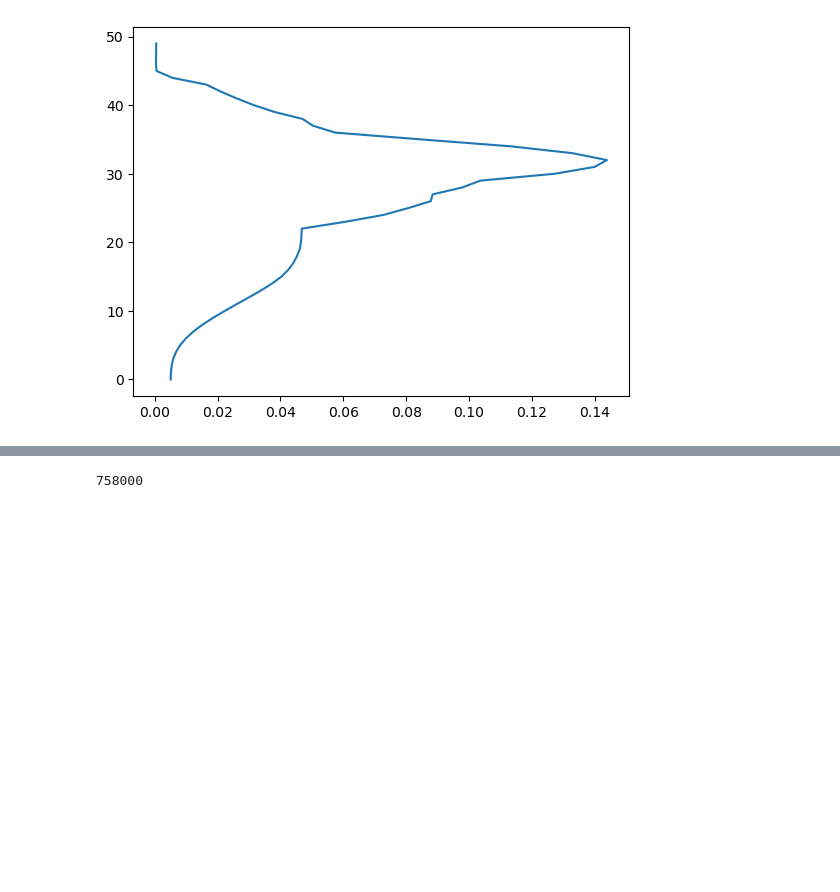
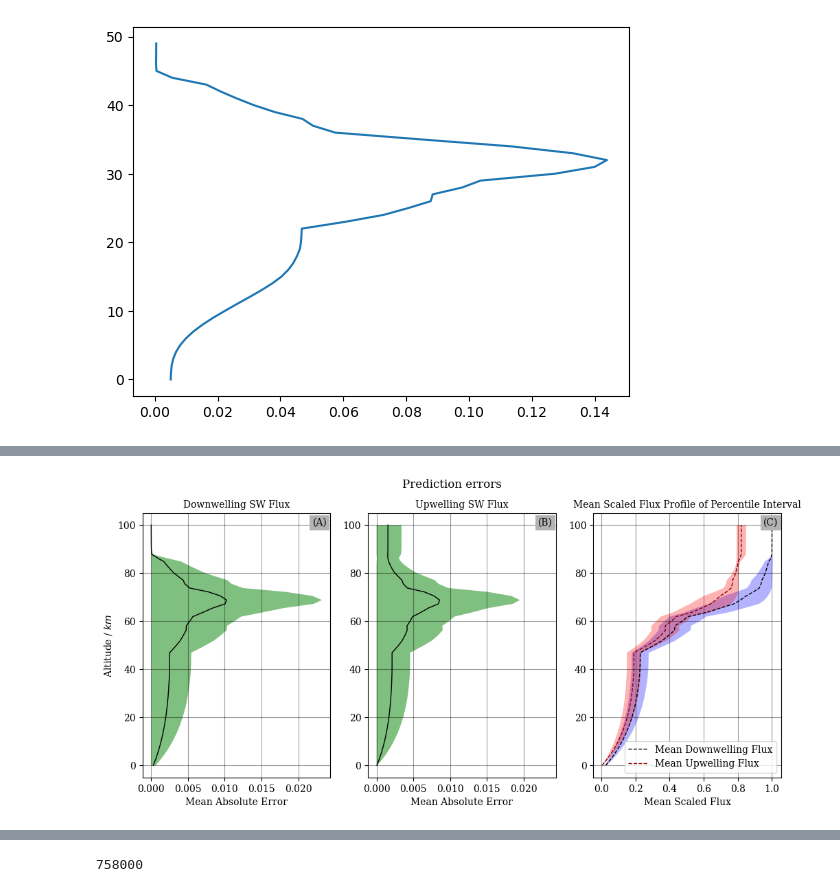
Before and after one commit to ttahseen/oasis-rt-surrogate, a Jupyter notebook: elm copy.ipynb, the cells around one changed output, grey strips where cells are left out. Cells and saved outputs as stored; diff of their text form; code cells hidden in the pictures; blank space fills up the shorter version.

```diff
--- a/elm copy.ipynb
+++ b/elm copy.ipynb
@@ -334,0 +350,76 @@ plt.plot(grid_mae[2, 2, :, 0], list(range(50)))
+# %%
+# Load altitudes
+altitude = np.load("/home/ucaptp0/oasis-rt-surrogate/data/grid/altitude.npy")
+altitudeh = np.load("/home/ucaptp0/oasis-rt-surrogate/data/grid/altitudeh.npy")
+# %%
+# sw_down_abs_error = np.abs(sw_test_y[:, :, 0] - sw_predictions[:, :, 0])
+# # sw_down_abs_error = (sw_down_abs_error / np.abs(sw_test_y[:, :, 0])) * 100
+# sw_down_ae_per_sample = np.sum(sw_down_abs_error, axis=1)
+# sw_up_abs_error = np.abs(sw_test_y[:, :, 1] - sw_predictions[:, :, 1])
+# # sw_up_abs_error = (sw_up_abs_error / np.abs(sw_test_y[:, :, 1])) * 100
+# sw_up_ae_per_sample = np.sum(sw_up_abs_error, axis=1)
+
+# fig, axs = plt.subplots(nrows=1, ncols=3, sharey=True, sharex=True)
+fig = plt.figure(figsize=(12, 5))
+
+ax1 = fig.add_subplot(1, 3, 1)
+ax2 = fig.add_subplot(1, 3, 2, sharey= ax1, sharex = ax1)
+ax3 = fig.add_subplot(1, 3, 3, sharey = ax1)
+axs = [ax1, ax2, ax3]
+
+model_index = (12, 16)
+
+for ix in range(2):
+
+    # lower_percentile = 95
+    # upper_percentile = 100
+    # lower_bound = np.percentile(arr, lower_percentile)
+    # upper_bound = np.percentile(arr, upper_percentile)
+
+    # mask = (arr>=lower_bound) & (arr<=upper_bound)
+
+    # if ix==0:
+    #     masked_sw_abs_error = sw_down_abs_error[mask]
+    # if ix==1:
+    #     masked_sw_abs_error = sw_up_abs_error[mask]
+
+    lower_lim = grid_mae_3[model_index[0], model_index[1], :, ix] - grid_vae_3[model_index[0], model_index[1], :, ix]
+    upper_lim = grid_mae_3[model_index[0], model_index[1], :, ix] + grid_vae_3[model_index[0], model_index[1], :, ix]
+    lower_lim[lower_lim<0] = 0
+
+    axs[ix].plot(grid_mae_3[model_index[0], model_index[1], :, ix], altitudeh/1000, "k-", linewidth=1)
+    axs[ix].fill_betweenx(altitudeh/1000, lower_lim, upper_lim, alpha=0.5, color="g", edgecolor=None)
+
+    axs[0].set_ylabel("Altitude / $km$")
+    axs[ix].set_xlabel("Mean Absolute Error")
+    axs[ix].set_title(["Downwelling SW Flux", "Upwelling SW Flux"][ix], fontsize=10)
+    axs[ix].grid(color='k', alpha=0.4)
+
+target_means = np.mean(ytest_ELM, axis=0)
+targets_std = np.std(ytest_ELM, axis=0)
+
+# axs[2].fill_betweenx(altitudeh/1000, target_means[:, 1] - targets_std[:, 1], target_means[:, 1] + targets_std[:, 1], hatch='///',alpha=0.5, facecolor="None", edgecolor="r")
+axs[2].fill_betweenx(altitudeh/1000, target_means[:, 0] - targets_std[:, 0], target_means[:, 0] + targets_std[:, 0], alpha=0.3, facecolor="blue", edgecolor="None")
+axs[2].fill_betweenx(altitudeh/1000, target_means[:, 1] - targets_std[:, 1], target_means[:, 1] + targets_std[:, 1], alpha=0.3, facecolor="red", edgecolor="None")
+# axs[2].fill_betweenx(altitudeh/1000, target_means[:, 0] - targets_std[:, 0], target_means[:, 0] + targets_std[:, 0], hatch='\\\\',alpha=0.5, facecolor="None", edgecolor="k")
+axs[2].plot(np.mean(ytest_ELM[:, :, 0], axis=0), altitudeh/1000, "k", linestyle="dashed", linewidth=1, label="Mean Downwelling Flux")
+axs[2].plot(np.mean(ytest_ELM[:, :, 1], axis=0), altitudeh/1000, "darkred", linestyle="dashed", linewidth=1, label="Mean Upwelling Flux")
+axs[2].legend()
+
+axs[2].set_title("Mean Scaled Flux Profile of Percentile Interval", fontsize=10)
+axs[2].set_xlabel("Mean Scaled Flux")
+axs[2].grid(color='k', alpha=0.4)
+
+labels = ["(A)","(B)","(C)"]
+for ax, label in zip(axs, labels):
+    ax.annotate(
+            label,
+            xy=(0.88, 1), xycoords='axes fraction',
+            xytext=(+0.5, -0.5), textcoords='offset fontsize',
+            fontsize='medium', verticalalignment='top', fontfamily='serif',
+            bbox=dict(facecolor='0.7', edgecolor='none', pad=3.0))
+
+plt.suptitle(f"Prediction errors")
+plt.show()
+# %% [output]
+[figure, added]
```
Also changed, not shown: parts of 13 cells of this notebook.
